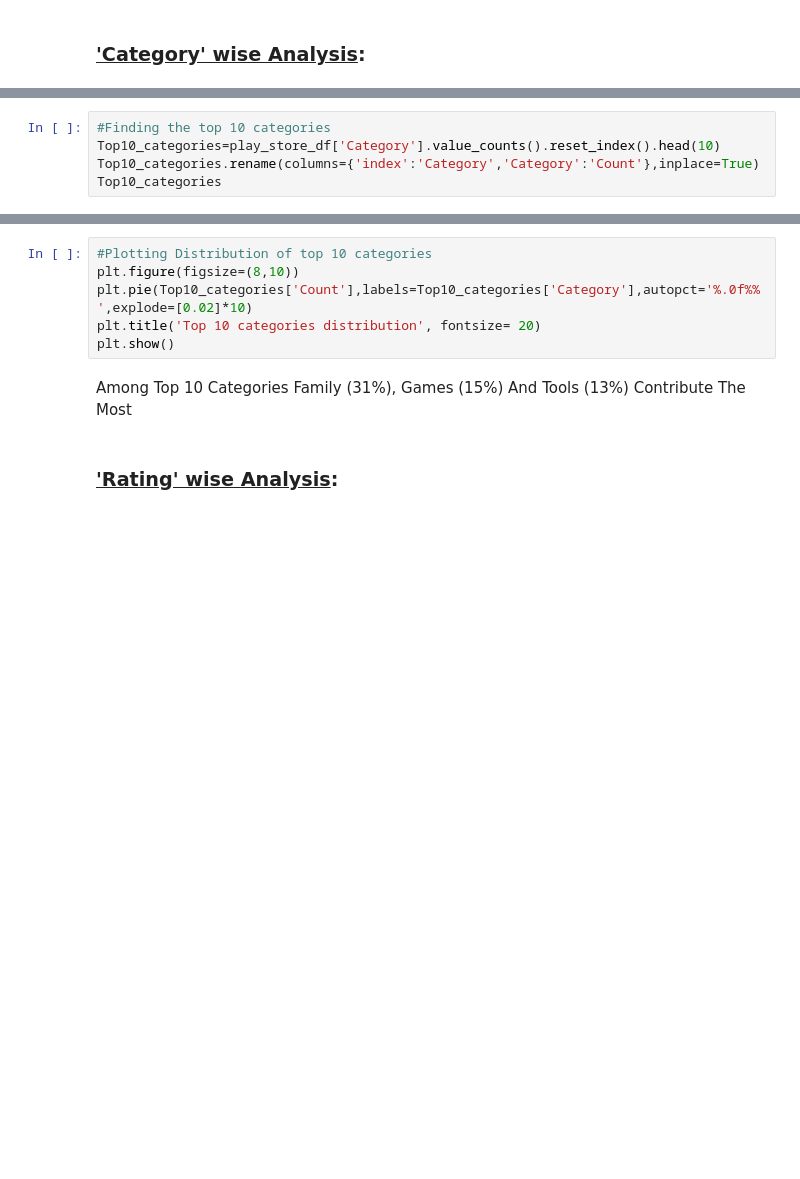
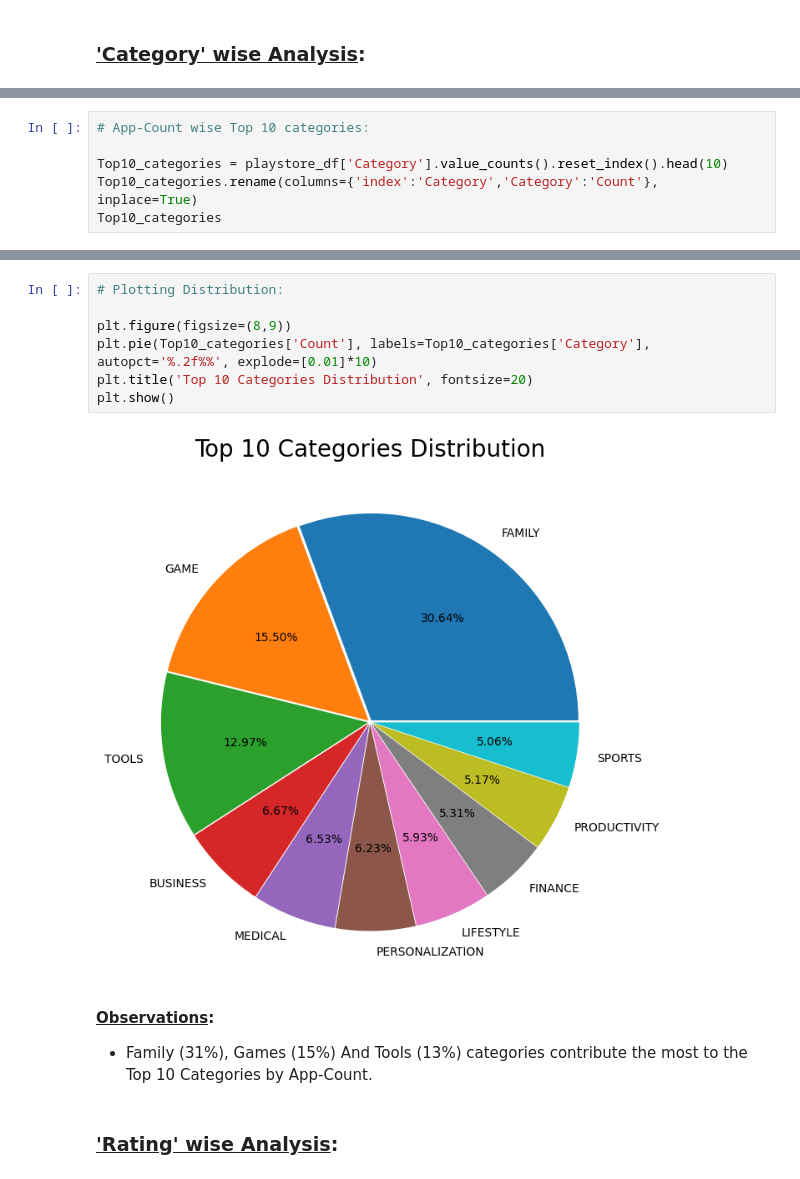
Before and after one commit to aviralsingh2907/PlayStore-App-Review-Analysis, a Jupyter notebook: EDA_Play_Store_App_Review_Analysis.ipynb, the cells around one changed output, grey strips where cells are left out. Drawn from its saved outputs; the diff is of its cells as text; blank space fills up the shorter version.

```diff
--- a/EDA_Play_Store_App_Review_Analysis.ipynb
+++ b/EDA_Play_Store_App_Review_Analysis.ipynb
@@ -436,5 +496,6 @@ There are a total of 33 categories in the dataset, and based on the result from
 # %%
-#Finding the top 10 categories
-Top10_categories=play_store_df['Category'].value_counts().reset_index().head(10)
-Top10_categories.rename(columns={'index':'Category','Category':'Count'},inplace=True)
+# App-Count wise Top 10 categories:
+
+Top10_categories = playstore_df['Category'].value_counts().reset_index().head(10)
+Top10_categories.rename(columns={'index':'Category','Category':'Count'}, inplace=True)
 Top10_categories
@@ -441,11 +514,15 @@ Top10_categories
 # %%
-#Plotting Distribution of top 10 categories
-plt.figure(figsize=(8,10))
-plt.pie(Top10_categories['Count'],labels=Top10_categories['Category'],autopct='%.0f%%',explode=[0.02]*10)
-plt.title('Top 10 categories distribution', fontsize= 20)
+# Plotting Distribution:
+
+plt.figure(figsize=(8,9))
+plt.pie(Top10_categories['Count'], labels=Top10_categories['Category'], autopct='%.2f%%', explode=[0.01]*10)
+plt.title('Top 10 Categories Distribution', fontsize=20)
 plt.show()
+# %% [output]
+[figure, added]
-# %% [markdown]
-Among Top 10 Categories Family (31%), Games (15%) And Tools (13%) Contribute The Most
+# %% [markdown]
+<b><u>Observations</u>:</b>
+* Family (31%), Games (15%) And Tools (13%) categories contribute the most to the Top 10 Categories by App-Count.
 # %% [markdown]
 ### <b><u>'Rating' wise Analysis</u>:</b>
 # %%
```
Also changed, not shown: parts of 61 cells of this notebook.
